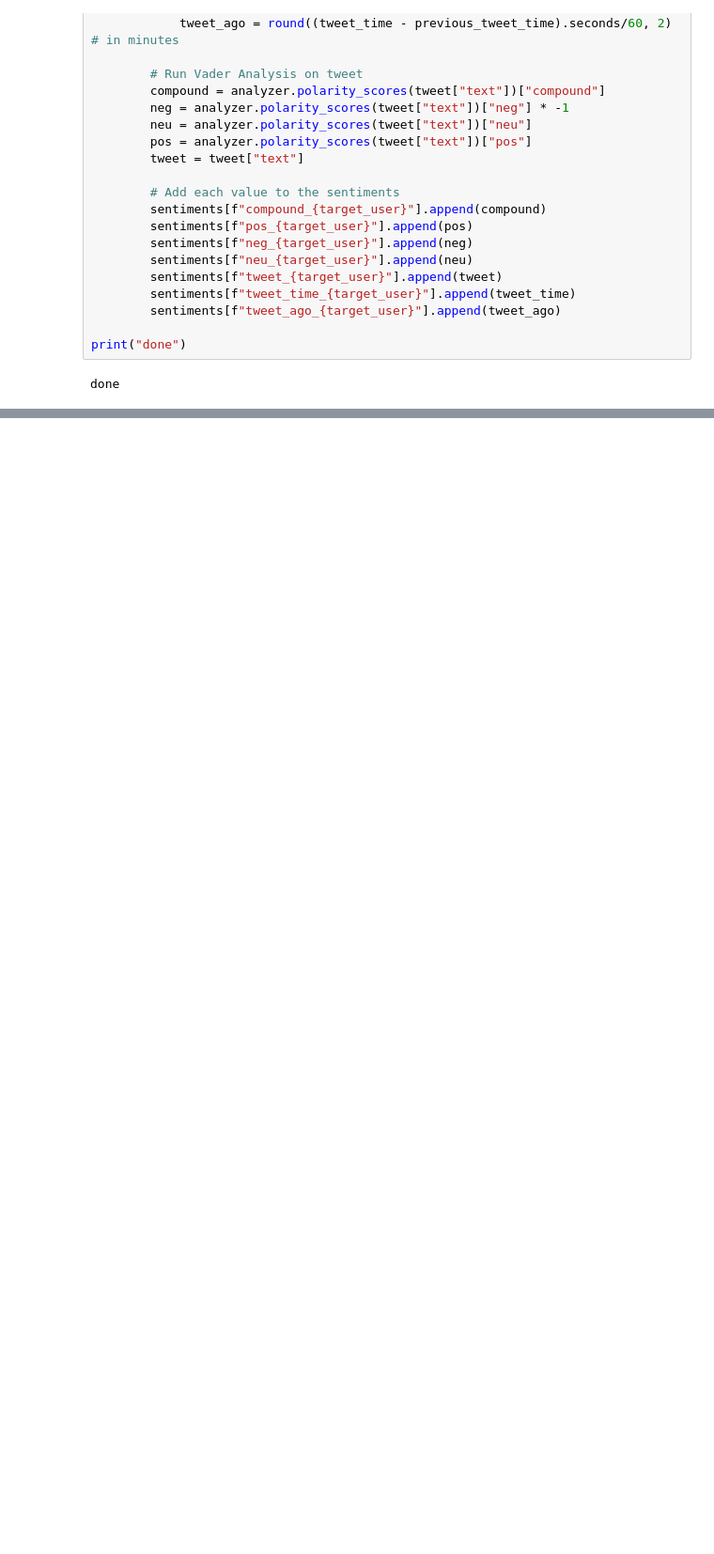
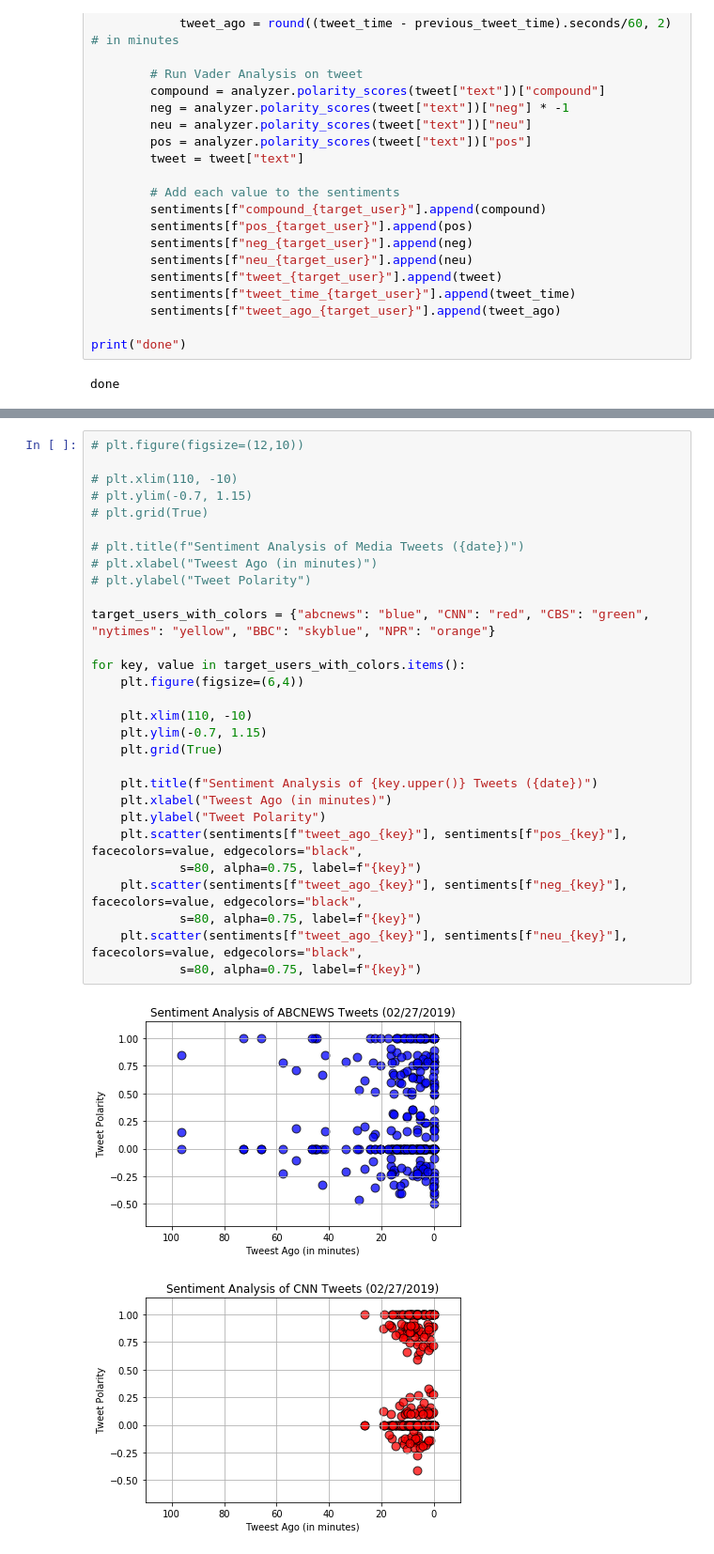
Before and after one commit to clafrance/news-sentiment-analysis, a Jupyter notebook: news_mood.ipynb, the cells around one changed output, grey strips where cells are left out. Shown: that part at 94% size. Drawn from its saved outputs; the diff is of its cells as text; blank space fills up the shorter version.

```diff
--- a/news_mood.ipynb
+++ b/news_mood.ipynb
@@ -152,0 +142,32 @@ legend = plt.legend(handles=[h1, h2, h3, h4, h5], markerscale=1.5, title="Media
+# %%
+# plt.figure(figsize=(12,10))
+
+# plt.xlim(110, -10)
+# plt.ylim(-0.7, 1.15)
+# plt.grid(True)
+
+# plt.title(f"Sentiment Analysis of Media Tweets ({date})")
+# plt.xlabel("Tweest Ago (in minutes)")
+# plt.ylabel("Tweet Polarity")
+
+target_users_with_colors = {"abcnews": "blue", "CNN": "red", "CBS": "green", "nytimes": "yellow", "BBC": "skyblue", "NPR": "orange"}
+
+for key, value in target_users_with_colors.items():
+    plt.figure(figsize=(6,4))
+
+    plt.xlim(110, -10)
+    plt.ylim(-0.7, 1.15)
+    plt.grid(True)
+
+    plt.title(f"Sentiment Analysis of {key.upper()} Tweets ({date})")
+    plt.xlabel("Tweest Ago (in minutes)")
+    plt.ylabel("Tweet Polarity")
+    plt.scatter(sentiments[f"tweet_ago_{key}"], sentiments[f"pos_{key}"], facecolors=value, edgecolors="black",
+            s=80, alpha=0.75, label=f"{key}")
+    plt.scatter(sentiments[f"tweet_ago_{key}"], sentiments[f"neg_{key}"], facecolors=value, edgecolors="black",
+            s=80, alpha=0.75, label=f"{key}")
+    plt.scatter(sentiments[f"tweet_ago_{key}"], sentiments[f"neu_{key}"], facecolors=value, edgecolors="black",
+            s=80, alpha=0.75, label=f"{key}")
+# %% [output]
+[figure, added]
+[figure, added]
```
Also changed, not shown: parts of 11 cells of this notebook, 4 other files.
